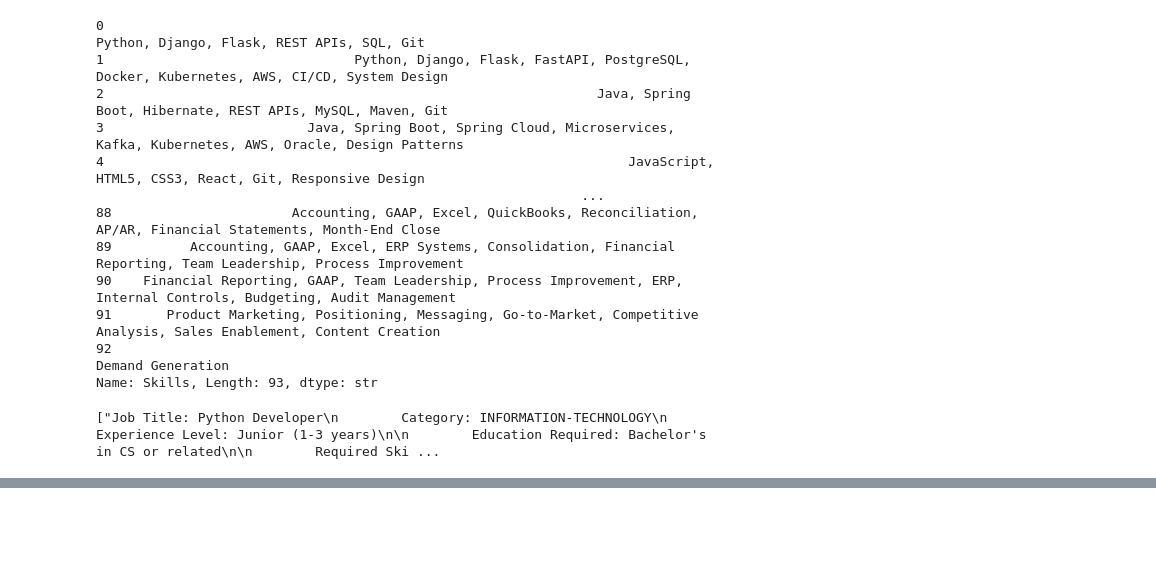
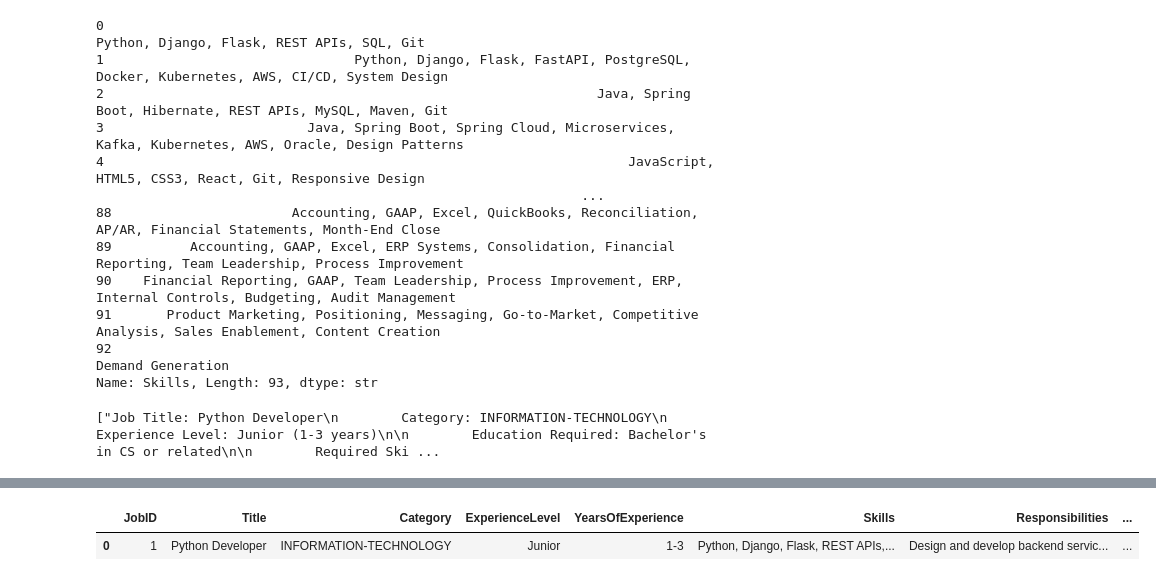
Before and after one commit to SujanSB/ResuMatch, a Jupyter notebook: data/data_preparation/job_description_data_preparation.ipynb, the cells around one changed output, grey strips where cells are left out. Saved outputs shown, nothing was run; the diff lists cells and outputs as text; code cells hidden in the pictures; blank space fills up the shorter version.

```diff
--- a/data/data_preparation/job_description_data_preparation.ipynb
+++ b/data/data_preparation/job_description_data_preparation.ipynb
@@ -137,0 +158,7 @@ list_of3_jobs
+# %%
+processed_df = processed_df.iloc[0:1]
+# %%
+processed_df
+# %% [output]
+|  | JobID | Title | Category | ExperienceLevel | YearsOfExperience | Skills | Responsibilities | ... |
+| 0 | 1 | Python Developer | INFORMATION-TECHNOLOGY | Junior | 1-3 | Python, Django, Flask, REST APIs,... | Design and develop backend servic... | ... |
```
Also changed, not shown: parts of 3 cells of this notebook, 11 other files.
